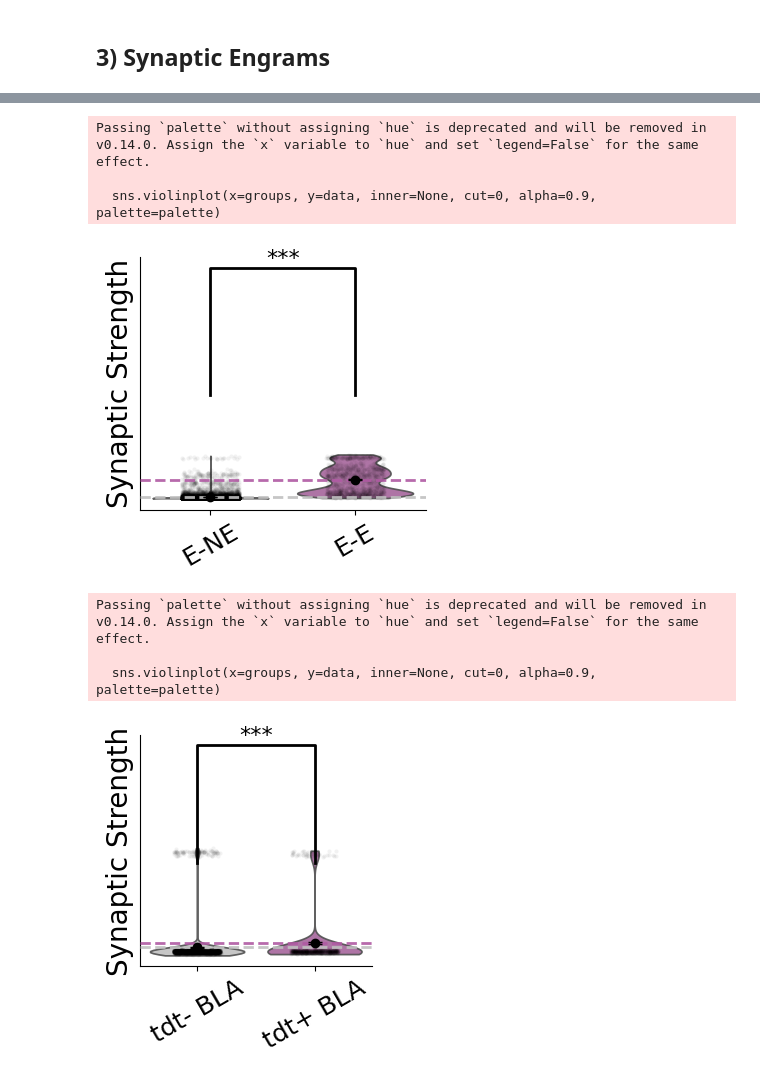
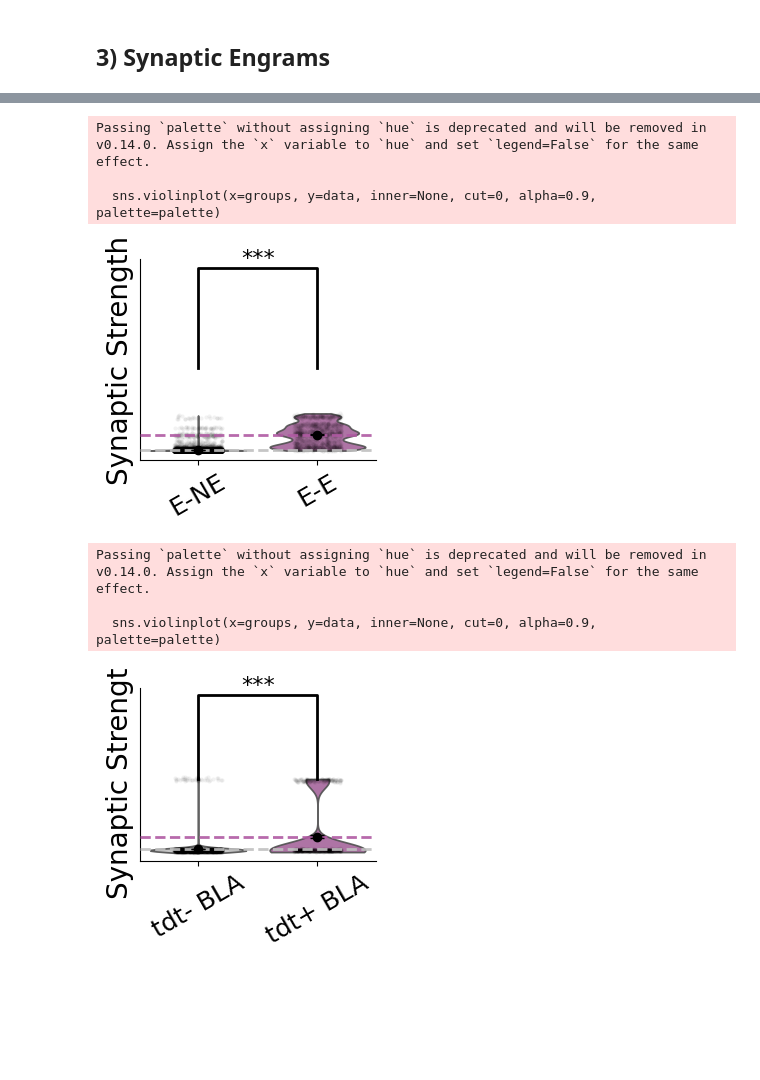
Before and after one commit to albesagonzalez/sensory-semantic-episodes, a Jupyter notebook: Figure_5.ipynb, the cells around one changed output, grey strips where cells are left out. Cells and saved outputs as stored; diff of their text form; code cells hidden in the pictures; blank space fills up the shorter version.

```diff
--- a/Figure_5.ipynb
+++ b/Figure_5.ipynb
@@ -723,3 +728,28 @@ synaptic_plot_data = synaptic_results["plot_data"]
+# %%
+use_sampled_synaptic_weights = False
+sampled_synaptic_cells_per_population = 5
+sampled_synaptic_seed = 0  # Change this value to draw a new random sample.
+
+def synaptic_weight_distribution(
+    weights, post_cells, pre_cells, sample_offset=0, exclude_self_connections=False
+):
+    """Return all weights, or a sampled distribution; optionally omit recurrent self-weights."""
+    post_cells = torch.as_tensor(post_cells, dtype=torch.long)
+    pre_cells = torch.as_tensor(pre_cells, dtype=torch.long)
+    if len(post_cells) == 0 or len(pre_cells) == 0:
+        return np.array([], dtype=float)
+    if use_sampled_synaptic_weights:
+        generator = torch.Generator()
+        generator.manual_seed(int(sampled_synaptic_seed) + int(sample_offset))
+        n_post = min(sampled_synaptic_cells_per_population, len(post_cells))
+        n_pre = min(sampled_synaptic_cells_per_population, len(pre_cells))
+        post_cells = post_cells[torch.randperm(len(post_cells), generator=generator)[:n_post]]
+        pre_cells = pre_cells[torch.randperm(len(pre_cells), generator=generator)[:n_pre]]
+    selected_weights = weights[post_cells][:, pre_cells]
+    if exclude_self_connections:
+        nonself_mask = post_cells[:, None] != pre_cells[None, :]
+        selected_weights = selected_weights[nonself_mask]
+    return selected_weights.flatten().detach().cpu().numpy()
 # %%
 # Plot 1: MTL activity during pre-conditioning day
 fig = plt.figure(figsize=(3, 3))
@@ -777,14 +807,16 @@ plt.savefig('Figures/SVG/5f1.svg', dpi=300, transparent=True)
 # %%
 # Plot 3: CTX synaptic strengths (engram-engram vs non-engram-engram)
-dist2 = ('E-E', synaptic_results['synaptic_distributions']['ctx_EE'])
-dist1 = ('E-NE', synaptic_results['synaptic_distributions']['ctx_ENE'])
+ctx_E = synaptic_results['ctx_engram_cells']
+ctx_NE = synaptic_results['ctx_nonengram_cells']
+dist2 = ('E-E', synaptic_weight_distribution(network_pre_extinction.ctx_ctx, ctx_E, ctx_E, sample_offset=0, exclude_self_connections=True))
+dist1 = ('E-NE', synaptic_weight_distribution(network_pre_extinction.ctx_ctx, ctx_NE, ctx_E, sample_offset=0, exclude_self_connections=True))
 
 palette = {
     "E-NE": gray,
     "E-E": purple
 }
 
-compare_distributions_12(dist1, dist2, palette)
+compare_distributions_12(dist1, dist2, palette, size=(3, 3))
 plt.tight_layout()
 sns.despine()
 
@@ -800,29 +832,34 @@ plt.savefig('Figures/SVG/5g1.svg', dpi=300, transparent=True)
 Passing `palette` without assigning `hue` is deprecated and will be removed in v0.14.0. Assign the `x` variable to `hue` and set `legend=False` for the same effect.
 
   sns.violinplot(x=groups, y=data, inner=None, cut=0, alpha=0.9, palette=palette)
-[figure, old version]
+[figure, new version]
 # %%
-# Plot 4: MTL-semantic -> CTX engram synapses
-dist1 = ('tdt- BLA', synaptic_results['synaptic_distributions']['mtl_sem_to_ctx_NE'])
-dist2 = ('tdt+ BLA', synaptic_results['synaptic_distributions']['mtl_sem_to_ctx_E'])
+# Plot 4: CTX engram -> MTL-semantic engram synapses
+ctx_E = synaptic_results['ctx_engram_cells']
+mtl_sem_E = synaptic_results['mtl_semantic_engram_cells']
+mtl_sem_NE = synaptic_results['mtl_semantic_nonengram_cells']
+W = network_pre_extinction.mtl_semantic_ctx  # rows: MTL-semantic; columns: CTX
+dist1 = ('tdt- BLA', synaptic_weight_distribution(W, mtl_sem_NE, ctx_E, sample_offset=0))
+dist2 = ('tdt+ BLA', synaptic_weight_distribution(W, mtl_sem_E, ctx_E, sample_offset=0))
 
 palette = {
     "tdt+ BLA": purple,
     "tdt- BLA": gray
 }
 
 compare_distributions_12(dist1, dist2, palette, size=(3,3))
 plt.ylabel("Synaptic Strength", fontsize=20)
 plt.xticks(fontsize=18, rotation=30)
 plt.yticks([], fontsize=18)
+plt.tight_layout()
 sns.despine()
 
 plt.savefig('Figures/SVG/5g2.svg', dpi=300, transparent=True)
 # %% [output]
 Passing `palette` without assigning `hue` is deprecated and will be removed in v0.14.0. Assign the `x` variable to `hue` and set `legend=False` for the same effect.
 
   sns.violinplot(x=groups, y=data, inner=None, cut=0, alpha=0.9, palette=palette)
-[figure, old version]
+[figure, new version]
 # %%
 # Plot 5: CTX activity during conditioning day
 fig = plt.figure(figsize=(3, 3))
```
Also changed, not shown: parts of 29 cells of this notebook, 18 other files.
